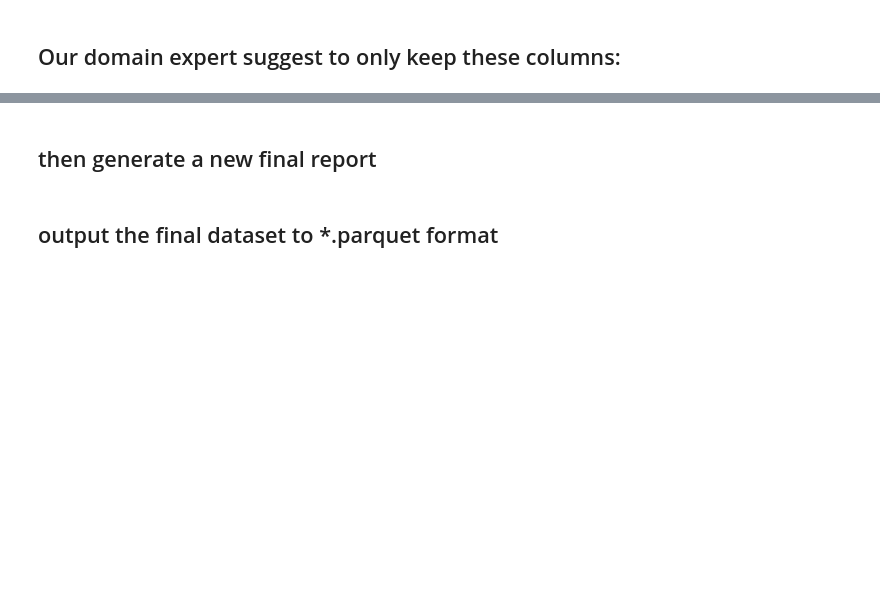
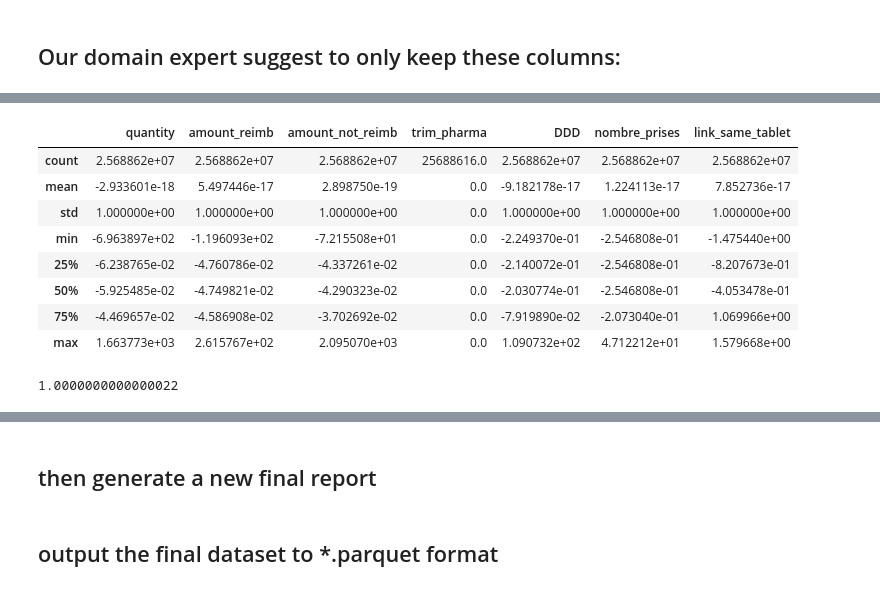
Before and after one commit to albert-kevin/DataforbetterHealth, a Jupyter notebook: code/kevin_merge_clean_v1.ipynb, the cells around one changed output, grey strips where cells are left out. Drawn from its saved outputs; the diff is of its cells as text; code cells hidden in the pictures; blank space fills up the shorter version.

```diff
--- a/code/kevin_merge_clean_v1.ipynb
+++ b/code/kevin_merge_clean_v1.ipynb
@@ -102,0 +314,2 @@ df.info()
+# %%
+df_scaled = scaler.fit_transform(df.select_dtypes(include=['int', 'float']))
@@ -102,0 +324,16 @@ df.info()
+# %%
+df_scaled.describe()
+# %% [output]
+|  | quantity | amount_reimb | amount_not_reimb | trim_pharma | DDD | nombre_prises | link_same_tablet |
+| count | 2.568862e+07 | 2.568862e+07 | 2.568862e+07 | 25688616.0 | 2.568862e+07 | 2.568862e+07 | 2.568862e+07 |
+| mean | -2.933601e-18 | 5.497446e-17 | 2.898750e-19 | 0.0 | -9.182178e-17 | 1.224113e-17 | 7.852736e-17 |
+| std | 1.000000e+00 | 1.000000e+00 | 1.000000e+00 | 0.0 | 1.000000e+00 | 1.000000e+00 | 1.000000e+00 |
+| min | -6.963897e+02 | -1.196093e+02 | -7.215508e+01 | 0.0 | -2.249370e-01 | -2.546808e-01 | -1.475440e+00 |
+| 25% | -6.238765e-02 | -4.760786e-02 | -4.337261e-02 | 0.0 | -2.140072e-01 | -2.546808e-01 | -8.207673e-01 |
+| 50% | -5.925485e-02 | -4.749821e-02 | -4.290323e-02 | 0.0 | -2.030774e-01 | -2.546808e-01 | -4.053478e-01 |
+| 75% | -4.469657e-02 | -4.586908e-02 | -3.702692e-02 | 0.0 | -7.919890e-02 | -2.073040e-01 | 1.069966e+00 |
+| max | 1.663773e+03 | 2.615767e+02 | 2.095070e+03 | 0.0 | 1.090732e+02 | 4.712212e+01 | 1.579668e+00 |
+# %%
+np.var(df_scaled["quantity"])
+# %% [output]
+1.0000000000000022
```
Also changed, not shown: parts of 78 cells of this notebook, 52 other files.
